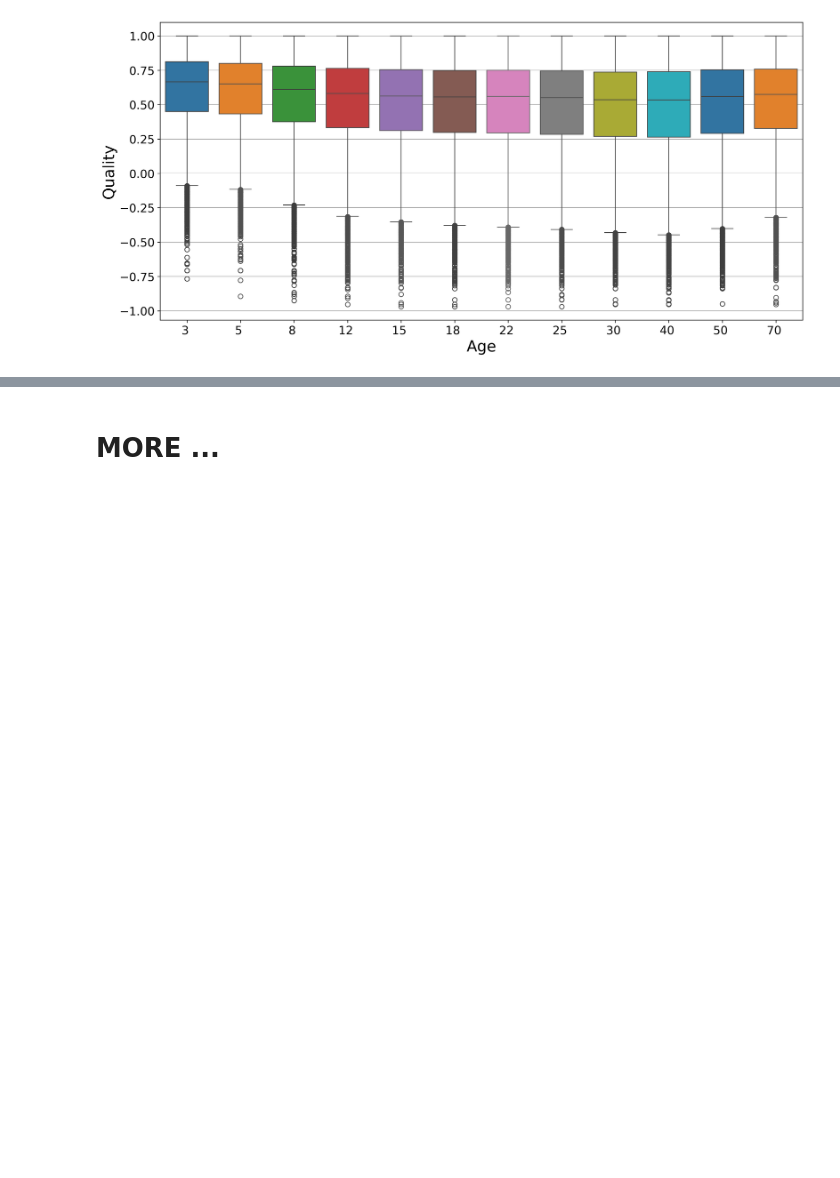
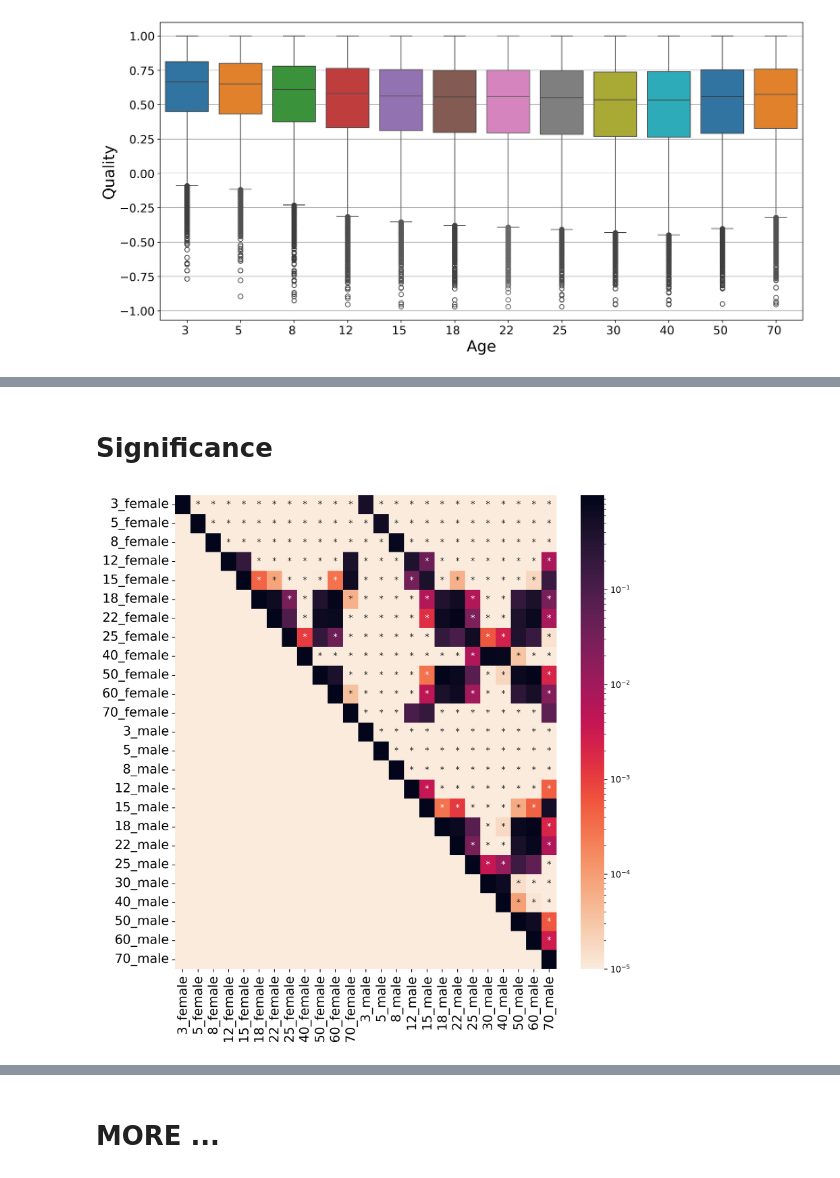
Before and after one commit to gpucce/abstract_llm, a Jupyter notebook: wordnet_study.ipynb, the cells around one changed output, grey strips where cells are left out. Cells and saved outputs as stored; diff of their text form; code cells hidden in the pictures; blank space fills up the shorter version.

```diff
--- a/wordnet_study.ipynb
+++ b/wordnet_study.ipynb
@@ -419,0 +423,2 @@ KruskalResult(statistic=np.float64(378.6195432534211), pvalue=np.float64(6.07870
+# %% [markdown]
+# Significance
@@ -419,0 +455,19 @@ KruskalResult(statistic=np.float64(378.6195432534211), pvalue=np.float64(6.07870
+# %%
+_pvals_renamed_age_male_vs_female = pd.DataFrame.from_dict(pvals_renamed_age)
+pvals_renamed_age_male_vs_female = _pvals_renamed_age_male_vs_female.loc[:, _pvals_renamed_age_male_vs_female.columns.str.contains("male")]
+pvals_renamed_age_male_vs_female = pvals_renamed_age_male_vs_female.loc[pvals_renamed_age_male_vs_female.index.str.contains("male"), :]
+pvals_renamed_age_male_vs_female = pvals_renamed_age_male_vs_female.map(lambda x: min(x, 0.99))
+pvals_renamed_age_male_vs_female = pvals_renamed_age_male_vs_female.map(lambda x: max(1.e-5, x)).T
+significance_mask = pvals_renamed_age_male_vs_female <= 0.05
+annotation = np.triu(np.where(significance_mask, "*", ""))
+fig, ax = plt.subplots(1, 1, figsize=(10, 10), dpi=300)
+sns.heatmap(pvals_renamed_age_male_vs_female,
+            # vmax=1, vmin=1.e-5,
+            ax=ax, cmap="rocket_r", annot=annotation, fmt="s",
+norm=LogNorm()
+)
+ax.set_yticklabels(ax.get_yticklabels(), fontsize=15, );
+ax.set_xticklabels(ax.get_xticklabels(), fontsize=15, );
+fig.savefig("/home/giovanni/Latex/ladders_wordnet_conference_2025/plots/pvals_age_male_vs_female.pdf", dpi=300, bbox_inches="tight")
+# %% [output]
+[figure, added]
```
Also changed, not shown: parts of 19 cells of this notebook.
